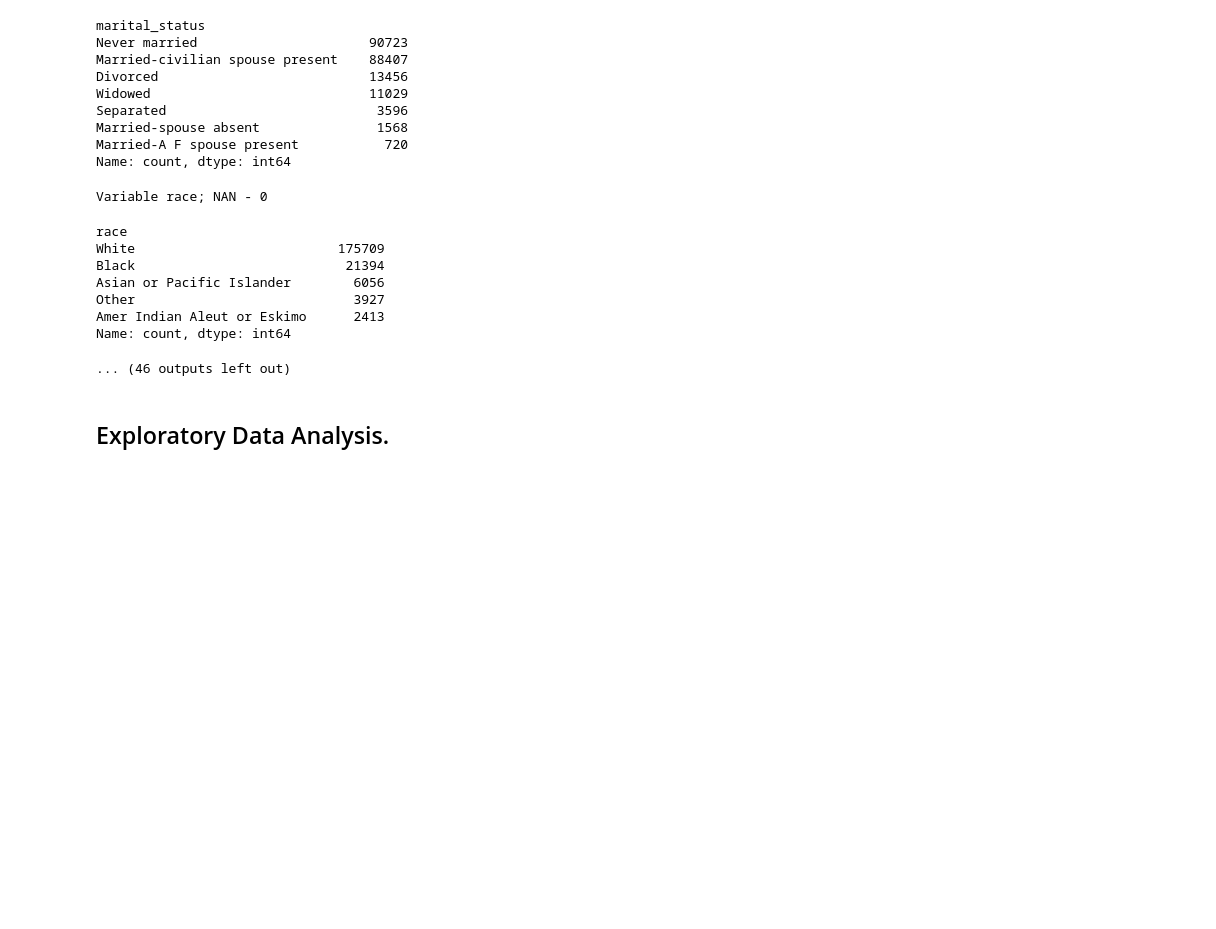
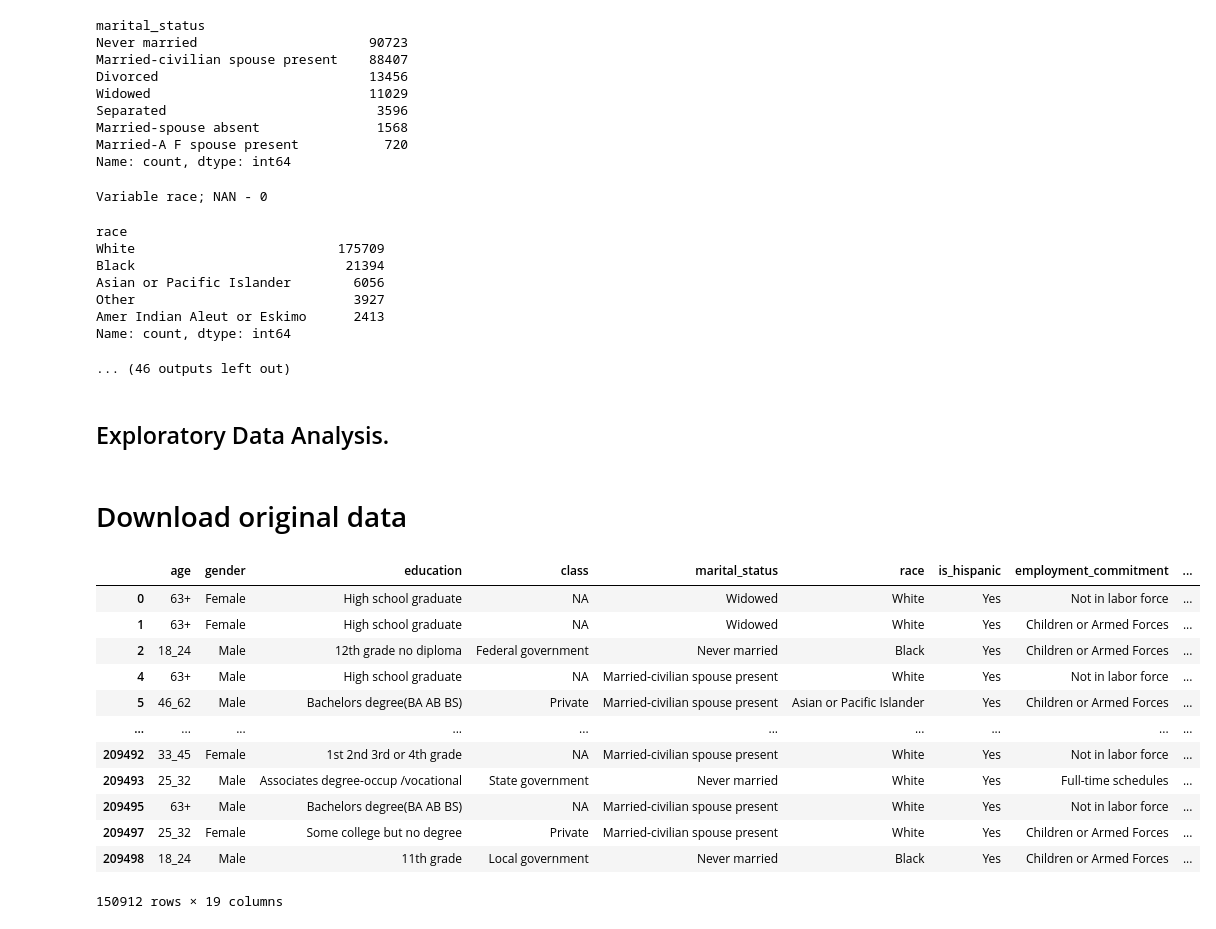
Before and after one commit to hanksnowdon/DataMiningProject, a Jupyter notebook: notebooks/01_EDA.ipynb, the cells around one changed output. Cells and saved outputs as stored; diff of their text form; code cells hidden in the pictures; blank space fills up the shorter version.

```diff
--- a/notebooks/01_EDA.ipynb
+++ b/notebooks/01_EDA.ipynb
@@ -978,3 +1033,62 @@ Name: count, dtype: int64
 ## Exploratory Data Analysis.
 # %%
 data_18.to_parquet(os.path.join(DATA_PATH,'eda.gzip'))
+# %% [markdown]
+# Download  original data
+# %%
+data = pd.read_csv(os.path.join(DATA_PATH,'Train.csv'))
+data.dropna(axis=0, subset=['income_above_limit'], inplace=True)
+# %%
+from copy import deepcopy
+def edu_tr(x): #!!!!!
+    c1=[]
+    if x in c1: x=x
+    return x
+
+def hisp_tr(x):
+    if x=='All other': x='No'
+    else: x = 'Yes'
+    return x
+
+def unempl_tr(x):
+    if x in ['Not in labour force','Unemployed full-time']: x='Unemployed'
+    if x in ['PT for non-econ reasons usually FT','PT for econ reasons usually PT','Unemployed part- time','PT for econ reasons usually FT']: x='Part-time employed'
+    return x
+
+
+def feature_engineering(data):
+    data_pr = data.copy()
+    drop_col=['ID','education_institute','unemployment_reason','is_labor_union','industry_code','occupation_code','total_employed','household_stat','under_18_family','veterans_admin_questionnaire','gains','losses','stocks_status', 'mig_year','country_of_birth_own','country_of_birth_father', 'country_of_birth_mother','migration_code_change_in_msa','migration_prev_sunbelt','migration_code_move_within_reg','migration_code_change_in_reg','residence_1_year_ago','old_residence_reg','old_residence_state','importance_of_record']
+    data_pr= data_pr.loc[data.age>=18]
+    data_pr.age = pd.cut(data.age, bins =[18,24,32,45,62, np.inf], right=False, labels=['18_24','25_32','33_45','46_62', '63+'])
+    data_pr.education = data_pr.education.map(lambda x: edu_tr(x))
+    data_pr['class']=data_pr['class'].fillna('NA')
+    data_pr['is_hispanic'] = data_pr['is_hispanic'].map(lambda x: hisp_tr(x))
+    data_pr['employment_commitment']=data_pr['employment_commitment'].map(lambda x: unempl_tr(x))
+    #data_pr['wage_per_hour'] = pd.cut(data_pr['wage_per_hour'], bins =[18,24,32,45,62, np.inf], right=False, labels=['18_24','25_32','33_45','46_62', '63+'])
+    #data_pr['working_week_per_year'] = pd.cut(data_pr['working_week_per_year'], bins =[18,24,32,45,62, np.inf], right=False, labels=['18_24','25_32','33_45','46_62', '63+'])
+    data_pr['occupation_code_main']=data_pr['occupation_code_main'].fillna('NA')
+    data_pr['vet_benefit']= data_pr['vet_benefit'].astype("category")
+    data_pr['investments'] = data[['gains','losses','stocks_status']].abs().any(axis=1)
+
+
+    data_pr = data_pr.drop(drop_col, axis=1)
+    return data_pr
+# %%
+data1=feature_engineering(data)
+# %%
+data1
+# %% [output]
+|  | age | gender | education | class | marital_status | race | is_hispanic | employment_commitment | ... |
+| 0 | 63+ | Female | High school graduate | NA | Widowed | White | Yes | Not in labor force | ... |
+| 1 | 63+ | Female | High school graduate | NA | Widowed | White | Yes | Children or Armed Forces | ... |
+| 2 | 18_24 | Male | 12th grade no diploma | Federal government | Never married | Black | Yes | Children or Armed Forces | ... |
+| 4 | 63+ | Male | High school graduate | NA | Married-civilian spouse present | White | Yes | Not in labor force | ... |
+| 5 | 46_62 | Male | Bachelors degree(BA AB BS) | Private | Married-civilian spouse present | Asian or Pacific Islander | Yes | Children or Armed Forces | ... |
+| ... | ... | ... | ... | ... | ... | ... | ... | ... | ... |
+| 209492 | 33_45 | Female | 1st 2nd 3rd or 4th grade | NA | Married-civilian spouse present | White | Yes | Not in labor force | ... |
+| 209493 | 25_32 | Male | Associates degree-occup /vocational | State government | Never married | White | Yes | Full-time schedules | ... |
+| 209495 | 63+ | Male | Bachelors degree(BA AB BS) | NA | Married-civilian spouse present | White | Yes | Not in labor force | ... |
+| 209497 | 25_32 | Female | Some college but no degree | Private | Married-civilian spouse present | White | Yes | Children or Armed Forces | ... |
+| 209498 | 18_24 | Male | 11th grade | Local government | Never married | Black | Yes | Children or Armed Forces | ... |
+150912 rows × 19 columns
```
Also changed, not shown: parts of 29 cells of this notebook.
